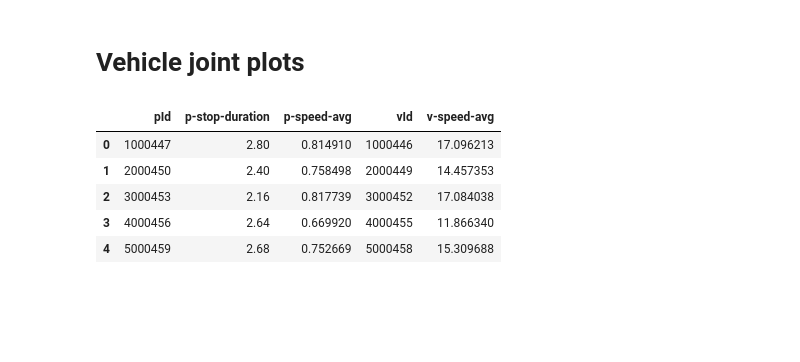
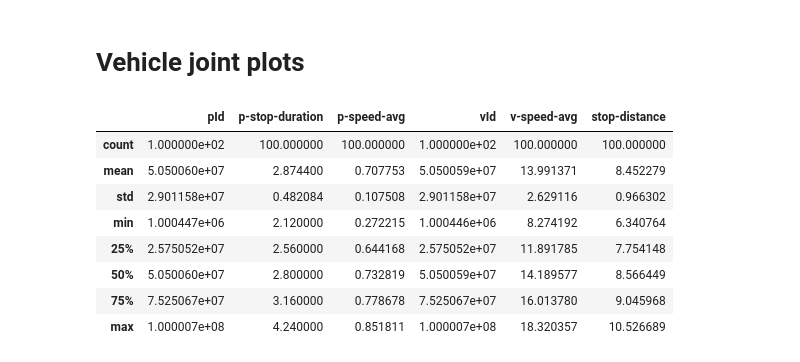
Before and after one commit to adhocmaster/TTI-dataset-tools, a Jupyter notebook: src/notebooks/ped-behavior-analysis.ipynb, the cells around one changed output. Saved outputs shown, nothing was run; the diff lists cells and outputs as text; code cells hidden in the pictures; blank space fills up the shorter version.

```diff
--- a/src/notebooks/ped-behavior-analysis.ipynb
+++ b/src/notebooks/ped-behavior-analysis.ipynb
@@ -279,8 +280,27 @@ for pedId in pedIds:
     colData['speed-max'].append(aPed['speed'].max())
     colData['speed-min'].append(aPed['speed'].min())
 
+    ## related to stop only
+
     aPedFrozen = frozenPedDf[frozenPedDf["uniqueTrackId"] == pedId]
-    colData['stop-duration'].append(len(aPedFrozen) / fps)
+    if len(aPedFrozen) > 0:
+        colData['stop-duration'].append(len(aPedFrozen) / fps)
+        colData['stop-loc-first-frame'].append(aPedFrozen.iloc[0]['frame'])
+        colData['stop-loc-first-x'].append(aPedFrozen.iloc[0]['x'])
+        colData['stop-loc-first-y'].append(aPedFrozen.iloc[0]['y'])
+        colData['stop-loc-last-frame'].append(aPedFrozen.iloc[-1]['frame'])
+        colData['stop-loc-last-x'].append(aPedFrozen.iloc[-1]['x'])
+        colData['stop-loc-last-y'].append(aPedFrozen.iloc[-1]['y'])
+
+
+    else:
+        colData['stop-duration'].append(None)
+        colData['stop-loc-first-frame'].append(None)
+        colData['stop-loc-first-x'].append(None)
+        colData['stop-loc-first-y'].append(None)
+        colData['stop-loc-last-frame'].append(None)
+        colData['stop-loc-last-x'].append(None)
+        colData['stop-loc-last-y'].append(None)
 
 pedStats = pd.DataFrame(colData)
 pedStats.head()
@@ -427,42 +447,56 @@ plotJoint(data=pedStats, x="speed-max", y="stop-duration", height=10, bar='right
 # %%
 # 1. create ped vehicle map
 
 # mapping
 pedToVehicle = getPedToVIds(meta)
 # print(pedToVehicle)
 
 # combine stats
 # each ped row has a combination with each associated vehicle
 pedCols = ['uniqueTrackId', 'stop-duration', 'speed-avg']
 vehCols = ['uniqueTrackId', 'speed-avg']
 
-newCols = ['pId', 'p-stop-duration', 'p-speed-avg', 'vId', 'v-speed-avg']
+newCols = ['pId', 'p-stop-duration', 'p-speed-avg', 'vId', 'v-speed-avg', 'stop-distance']
 
 pedIds = pedStats['uniqueTrackId'].unique()
 vIds = vehicleStats['uniqueTrackId'].unique()
 jointRows = []
 for pedId in pedIds:
     aPed = pedStats[pedStats["uniqueTrackId"] == pedId]
-    aPed = aPed[pedCols]
+
+    stopFrame = aPed.iloc[0]['stop-loc-first-frame']
+    stopX, stopY = aPed.iloc[0]['stop-loc-first-x'], aPed.iloc[0]['stop-loc-first-y']
+
+    aPed = aPed[pedCols] # selection
     vIds = pedToVehicle[pedId]
     for vId in vIds:
         aV = vehicleStats[vehicleStats["uniqueTrackId"] == vId]
-        aV = aV[vehCols]
+        aVTraj = otherDf[otherDf["uniqueTrackId"] == vId]
+
+        avPedStopFrameDf = aVTraj[aVTraj["frame"] == stopFrame]
+        vStopX, vStopY = avPedStopFrameDf.iloc[0]['x'], avPedStopFrameDf.iloc[0]['y']
+
+        aV = aV[vehCols] # selection
+        aV['stop-distance'] = math.sqrt((stopX - vStopX) ** 2 + (stopY - vStopY) ** 2)
+        # aV['stop-distance'] = abs(stopY - vStopY)
         jointRows.append(pd.concat([aPed, aV], axis=1, ignore_index=True))
 
 jointStats = pd.concat(jointRows, ignore_index=True)
 jointStats.columns = newCols
 
 assert len(pedStats) == len(jointStats)
 
-jointStats.head()
+jointStats.describe()
 # jointStats[0]
 # %% [output]
-|  | pId | p-stop-duration | p-speed-avg | vId | v-speed-avg |
-| 0 | 1000447 | 2.80 | 0.814910 | 1000446 | 17.096213 |
-| 1 | 2000450 | 2.40 | 0.758498 | 2000449 | 14.457353 |
-| 2 | 3000453 | 2.16 | 0.817739 | 3000452 | 17.084038 |
-| 3 | 4000456 | 2.64 | 0.669920 | 4000455 | 11.866340 |
-| 4 | 5000459 | 2.68 | 0.752669 | 5000458 | 15.309688 |
+|  | pId | p-stop-duration | p-speed-avg | vId | v-speed-avg | stop-distance |
+| count | 1.000000e+02 | 100.000000 | 100.000000 | 1.000000e+02 | 100.000000 | 100.000000 |
+| mean | 5.050060e+07 | 2.874400 | 0.707753 | 5.050059e+07 | 13.991371 | 8.452279 |
+| std | 2.901158e+07 | 0.482084 | 0.107508 | 2.901158e+07 | 2.629116 | 0.966302 |
+| min | 1.000447e+06 | 2.120000 | 0.272215 | 1.000446e+06 | 8.274192 | 6.340764 |
+| 25% | 2.575052e+07 | 2.560000 | 0.644168 | 2.575052e+07 | 11.891785 | 7.754148 |
+| 50% | 5.050060e+07 | 2.800000 | 0.732819 | 5.050059e+07 | 14.189577 | 8.566449 |
+| 75% | 7.525067e+07 | 3.160000 | 0.778678 | 7.525067e+07 | 16.013780 | 9.045968 |
+| max | 1.000007e+08 | 4.240000 | 0.851811 | 1.000007e+08 | 18.320357 | 10.526689 |
 # %%
 # 2. vehicle speed vs ped speed
```
Also changed, not shown: parts of 12 cells of this notebook, 2 other files.
